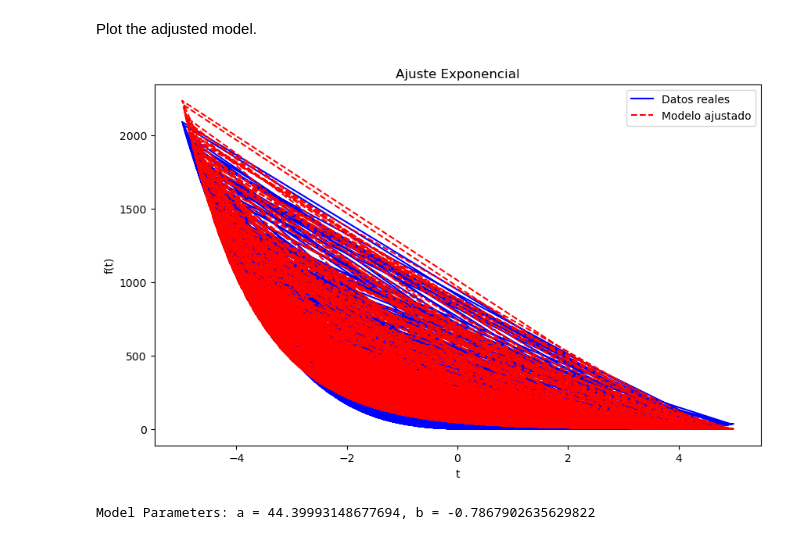
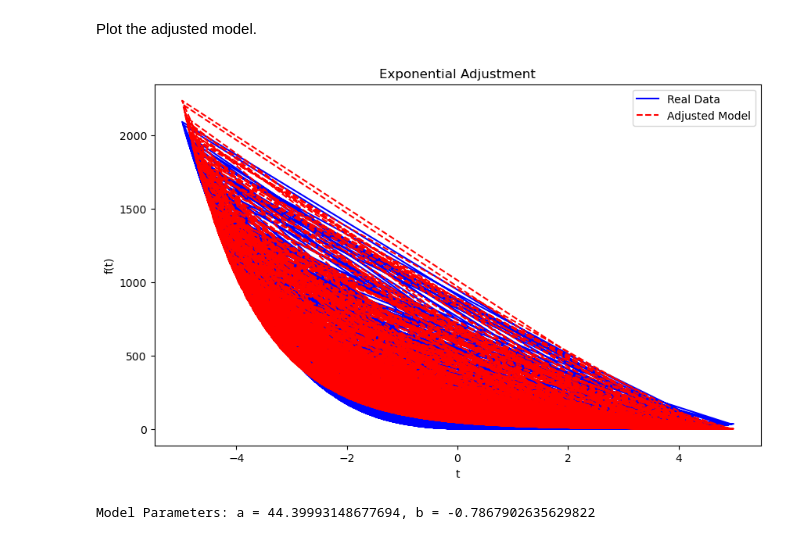
Before and after one commit to JorgeEvaristo/Final-Assignment-PAML---Jorge-Evaristo---Q1093298, a Jupyter notebook: Final Assignment PAML - Jorge Evaristo - Q1093298.ipynb, the cells around one changed output. Drawn from its saved outputs; the diff is of its cells as text; code cells hidden in the pictures.

```diff
--- a/Final Assignment PAML - Jorge Evaristo - Q1093298.ipynb
+++ b/Final Assignment PAML - Jorge Evaristo - Q1093298.ipynb
@@ -220,15 +220,15 @@ popt, _ = curve_fit(exp_func, df_3['t'], df_3['f(t)'], p0=(1, -0.5))
 Plot the adjusted model.
 # %%
 plt.figure(figsize=(10, 6))
-plt.plot(df_3['t'], df_3['f(t)'], label="Datos reales", color='b')
+plt.plot(df_3['t'], df_3['f(t)'], label="Real Data", color='b')
 plt.plot(df_3['t'], exp_func(df_3['t'], *popt), label="Adjusted Model", color='r', linestyle='--')
 plt.title('Exponential Adjustment')
 plt.xlabel('t')
 plt.ylabel('f(t)')
 plt.legend()
 plt.show()
 # %% [output]
-[figure, old version]
+[figure, new version]
 # %%
 print(f'Model Parameters: a = {popt[0]}, b = {popt[1]}')
 # %% [output]
```
Also changed, not shown: parts of 2 cells of this notebook.
